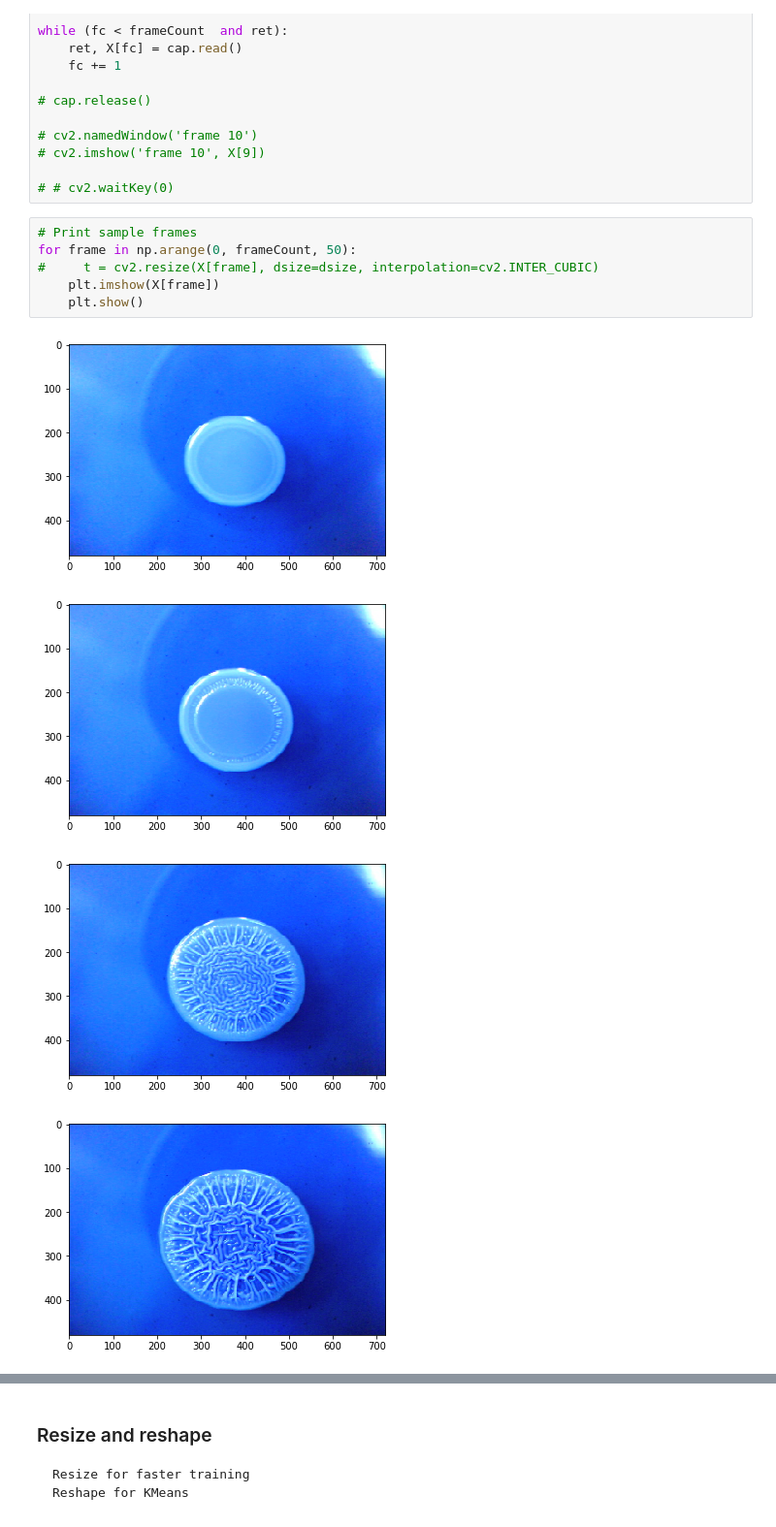
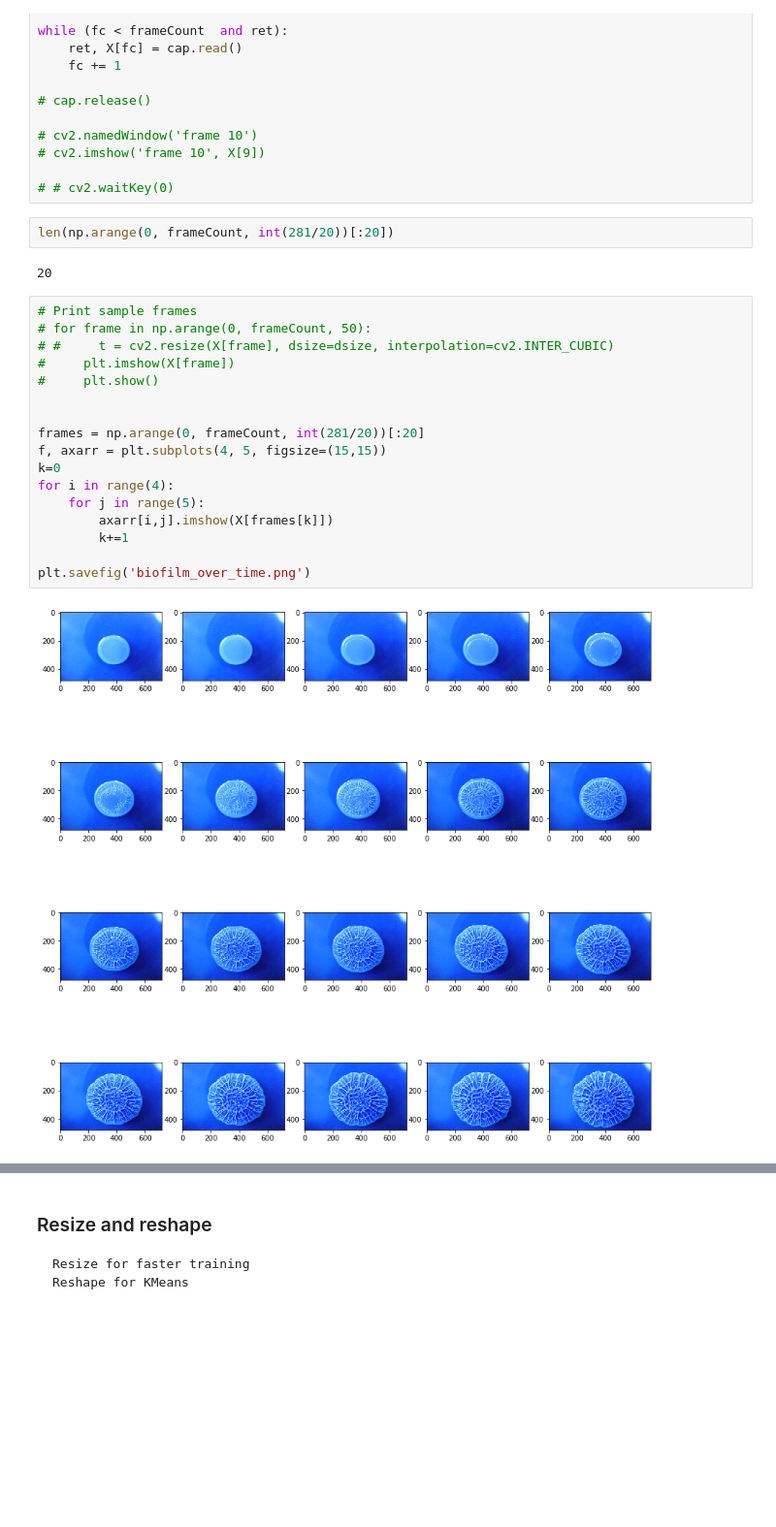
Before and after one commit to msorba/dsi-capstone, a Jupyter notebook: video_processing.ipynb, the cells around one changed output, grey strips where cells are left out. Shown at 97% size. Drawn from its saved outputs; the diff is of its cells as text; blank space fills up the shorter version.

```diff
--- a/video_processing.ipynb
+++ b/video_processing.ipynb
@@ -46,14 +46,26 @@ while (fc < frameCount  and ret):
 # cv2.imshow('frame 10', X[9])
 
 # # cv2.waitKey(0)
+# %%
+len(np.arange(0, frameCount, int(281/20))[:20])
+# %% [output]
+20
 # %%
 # Print sample frames
-for frame in np.arange(0, frameCount, 50):
-#     t = cv2.resize(X[frame], dsize=dsize, interpolation=cv2.INTER_CUBIC)
-    plt.imshow(X[frame])
-    plt.show()
+# for frame in np.arange(0, frameCount, 50):
+# #     t = cv2.resize(X[frame], dsize=dsize, interpolation=cv2.INTER_CUBIC)
+#     plt.imshow(X[frame])
+#     plt.show()
+
+
+frames = np.arange(0, frameCount, int(281/20))[:20]
+f, axarr = plt.subplots(4, 5, figsize=(15,15))
+k=0
+for i in range(4):
+    for j in range(5):
+        axarr[i,j].imshow(X[frames[k]])
+        k+=1
+
+plt.savefig('biofilm_over_time.png')
 # %% [output]
-[figure, old version]
+[figure, new version]
-[figure, removed]
-[figure, removed]
-[figure, removed]
```
Also changed, not shown: parts of 4 cells of this notebook, 9 other files.
